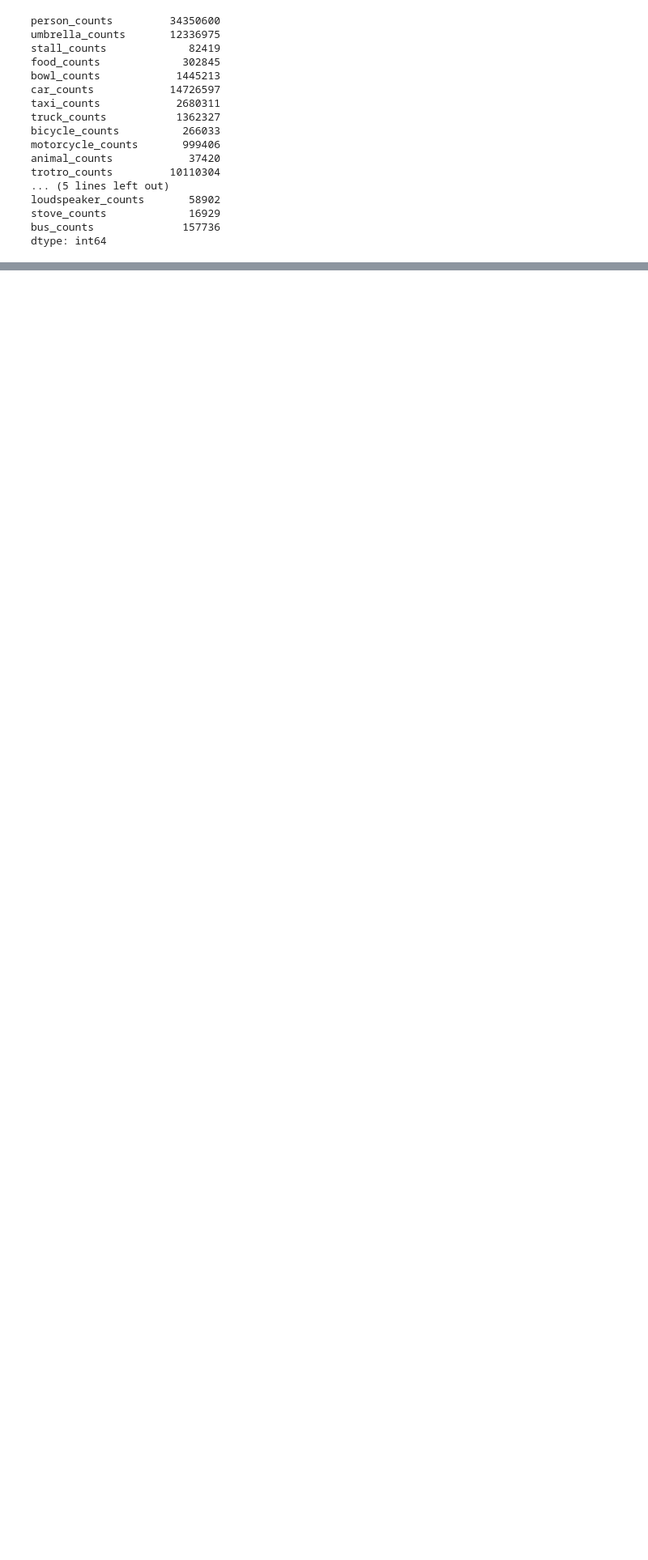
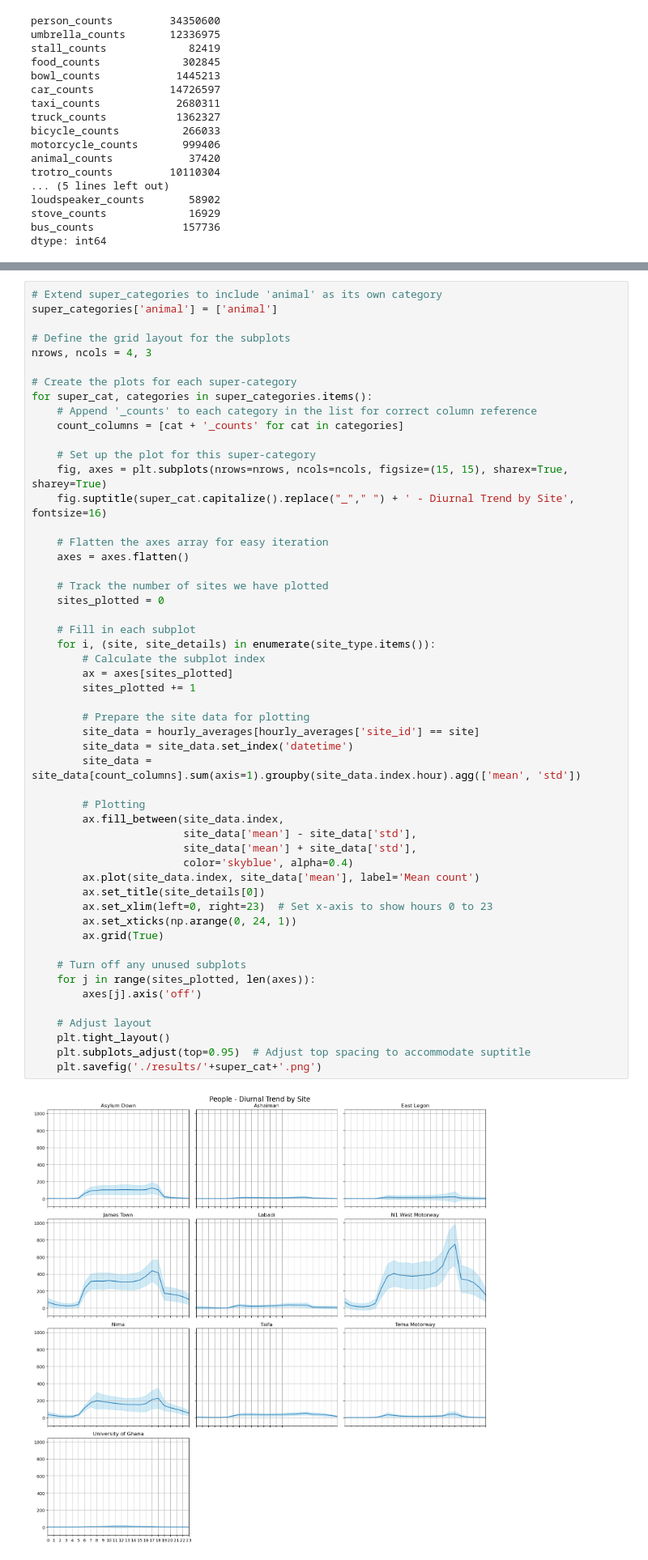
Before and after one commit to thicknavyrain/OD_2024_analysis, a Jupyter notebook: OD_2024_scratchpad.ipynb, the cells around one changed output, grey strips where cells are left out. Shown at 81% size. Drawn from its saved outputs; the diff is of its cells as text; blank space fills up the shorter version.

```diff
--- a/OD_2024_scratchpad.ipynb
+++ b/OD_2024_scratchpad.ipynb
@@ -207,0 +257,54 @@ plt.show()
+# %%
+# Extend super_categories to include 'animal' as its own category
+super_categories['animal'] = ['animal']
+
+# Define the grid layout for the subplots
+nrows, ncols = 4, 3
+
+# Create the plots for each super-category
+for super_cat, categories in super_categories.items():
+    # Append '_counts' to each category in the list for correct column reference
+    count_columns = [cat + '_counts' for cat in categories]
+
+    # Set up the plot for this super-category
+    fig, axes = plt.subplots(nrows=nrows, ncols=ncols, figsize=(15, 15), sharex=True, sharey=True)
+    fig.suptitle(super_cat.capitalize().replace("_"," ") + ' - Diurnal Trend by Site', fontsize=16)
+
+    # Flatten the axes array for easy iteration
+    axes = axes.flatten()
+
+    # Track the number of sites we have plotted
+    sites_plotted = 0
+
+    # Fill in each subplot
+    for i, (site, site_details) in enumerate(site_type.items()):
+        # Calculate the subplot index
+        ax = axes[sites_plotted]
+        sites_plotted += 1
+
+        # Prepare the site data for plotting
+        site_data = hourly_averages[hourly_averages['site_id'] == site]
+        site_data = site_data.set_index('datetime')
+        site_data = site_data[count_columns].sum(axis=1).groupby(site_data.index.hour).agg(['mean', 'std'])
+
+        # Plotting
+        ax.fill_between(site_data.index,
+                        site_data['mean'] - site_data['std'],
+                        site_data['mean'] + site_data['std'],
+                        color='skyblue', alpha=0.4)
+        ax.plot(site_data.index, site_data['mean'], label='Mean count')
+        ax.set_title(site_details[0])
+        ax.set_xlim(left=0, right=23)  # Set x-axis to show hours 0 to 23
+        ax.set_xticks(np.arange(0, 24, 1))
+        ax.grid(True)
+
+    # Turn off any unused subplots
+    for j in range(sites_plotted, len(axes)):
+        axes[j].axis('off')
+
+    # Adjust layout
+    plt.tight_layout()
+    plt.subplots_adjust(top=0.95)  # Adjust top spacing to accommodate suptitle
+    plt.savefig('./results/'+super_cat+'.png')
+# %% [output]
+[figure, added]
```
Also changed, not shown: parts of 5 cells of this notebook, 11 other files.
